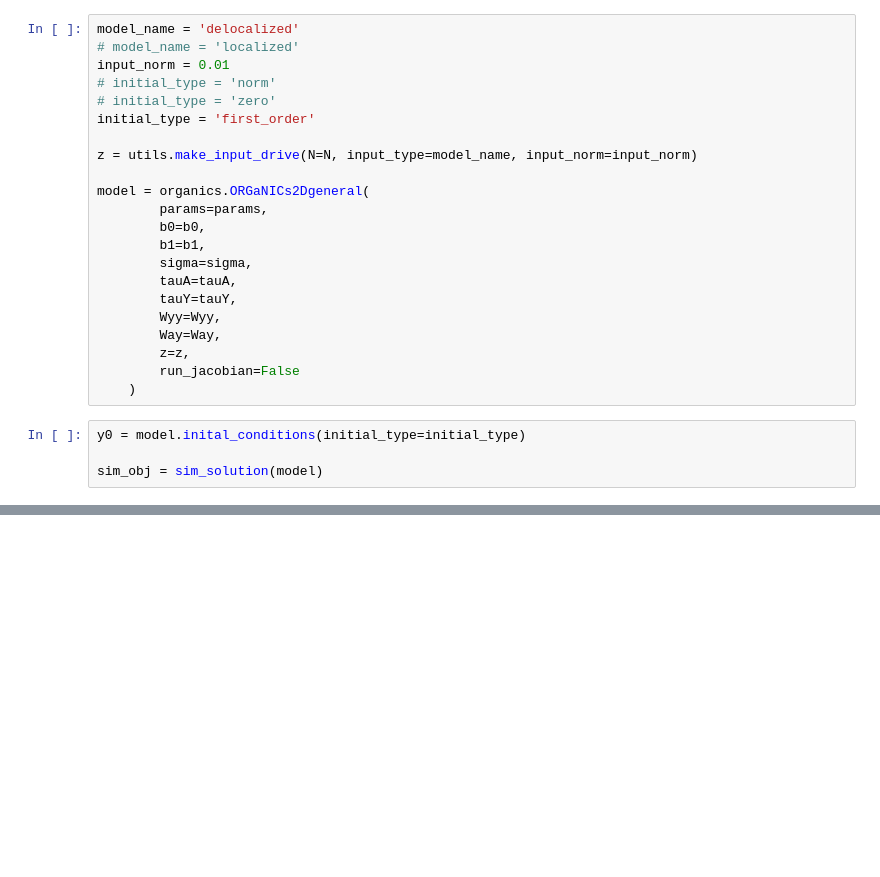
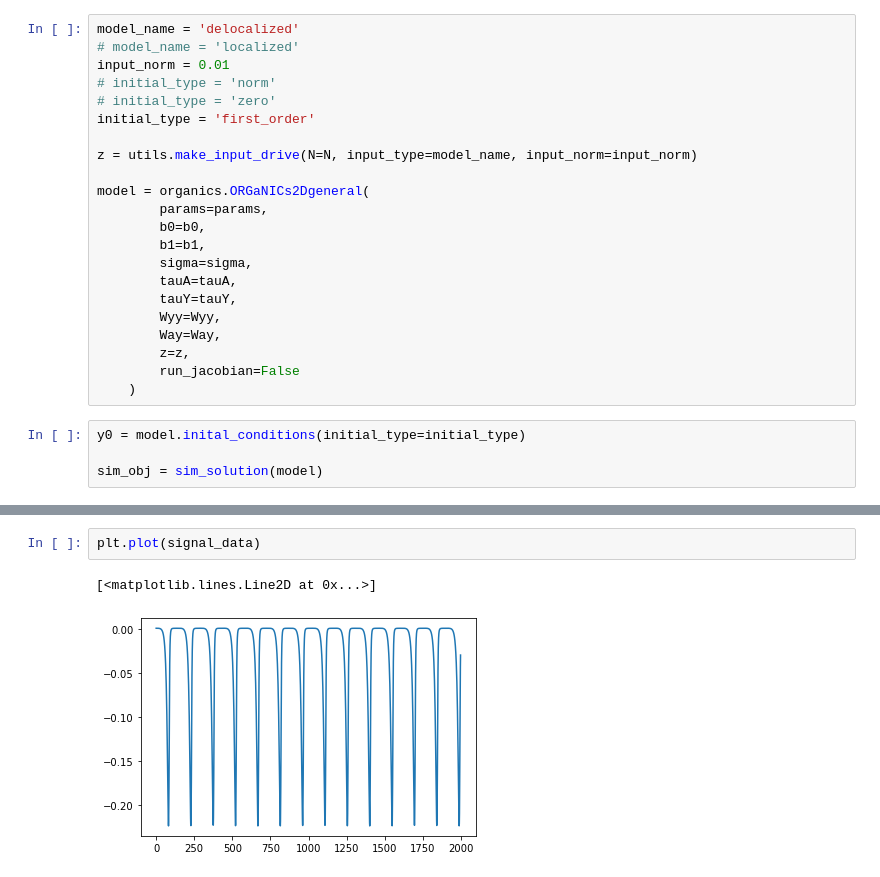
Before and after one commit to shivangrawat/perturbed_organics, a Jupyter notebook: examples/fixed_input_traj.ipynb, the cells around one changed output, grey strips where cells are left out. Drawn from its saved outputs; the diff is of its cells as text; blank space fills up the shorter version.

```diff
--- a/examples/fixed_input_traj.ipynb
+++ b/examples/fixed_input_traj.ipynb
@@ -352,0 +461,5 @@ plt.show()
+# %%
+plt.plot(signal_data)
+# %% [output]
+[<matplotlib.lines.Line2D at 0x...>]
+[figure, added]
```
Also changed, not shown: parts of 11 cells of this notebook.
